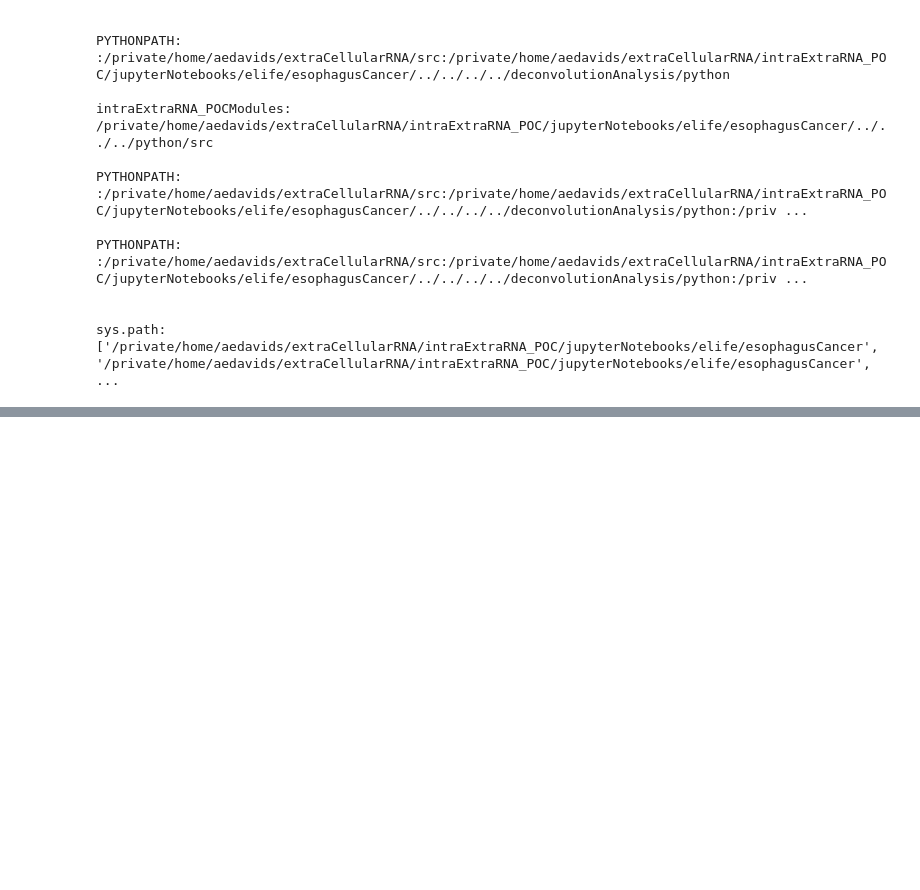
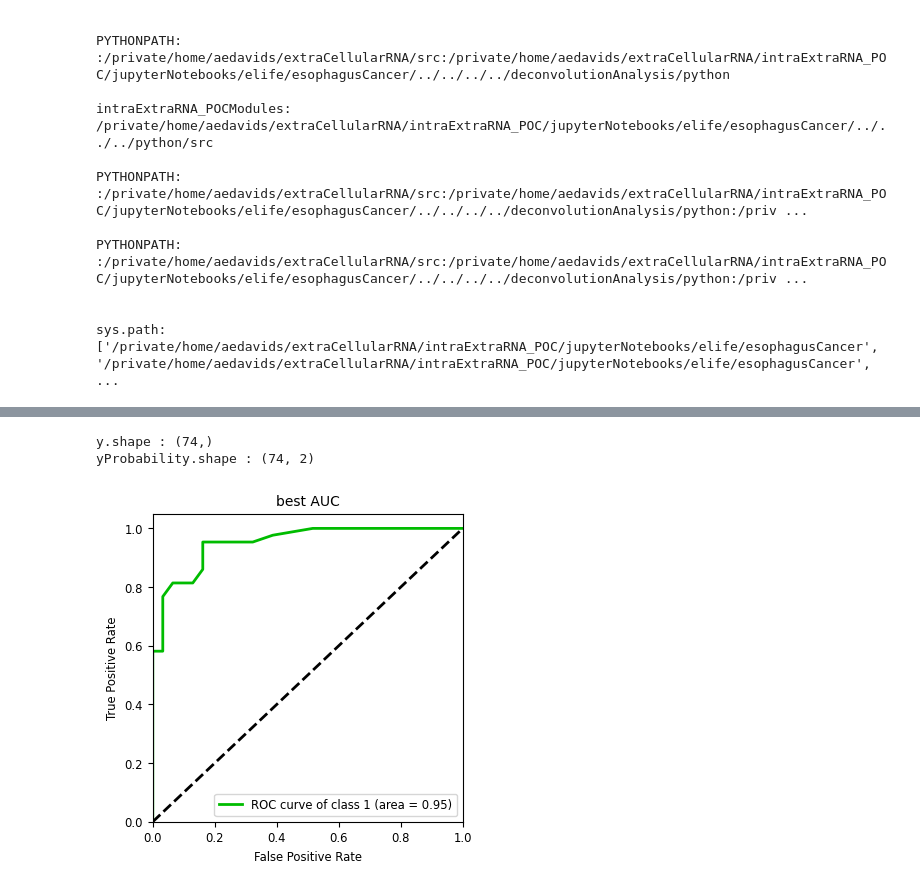
Before and after one commit to aedavids/extraCellularRNA, a Jupyter notebook: intraExtraRNA_POC/jupyterNotebooks/elife/esophagusCancer/randomForestIntraCellularEsophagusCancerBiomarkersOnExtracellularSamples.ipynb, the cells around one changed output, grey strips where cells are left out. Cells and saved outputs as stored; diff of their text form; code cells hidden in the pictures; blank space fills up the shorter version.

Commit message:
cleaned up esoph random forest notebook. results look really good. TODO re-run tunning on lung, clean up lung notebook. save plots to disk

```diff
--- a/intraExtraRNA_POC/jupyterNotebooks/elife/esophagusCancer/randomForestIntraCellularEsophagusCancerBiomarkersOnExtracellularSamples.ipynb
+++ b/intraExtraRNA_POC/jupyterNotebooks/elife/esophagusCancer/randomForestIntraCellularEsophagusCancerBiomarkersOnExtracellularSamples.ipynb
@@ -822,0 +214,16 @@ m: sensitivity f: Esophagus_Mucosa parameters:
+# %%
+bestParmetersDF = rfhpDF.sort_values(by='auc_mean', ascending=False).head(n=1)
+# bestParmetersDF = bestParmetersDF.set_index("auc_mean")
+display( bestParmetersDF )
+parameterCols = ["max_features", "max_samples", "n_estimators", "max_depth"]
+# bestParametersDict = bestParmetersDF.loc[:, parameterCols].to_dict()
+# print(bestParametersDict)
+
+# kwags= rfhpDF.loc[:, parameters].head(n=1).to_dict(orient="records")[0]
+
+kwags = bestParmetersDF.loc[:, parameterCols].head(n=1).to_dict(orient="records")[0]
+if math.isnan(kwags['max_depth']) :
+    print(type(kwags['max_depth']))
+    del kwags['max_depth'] #= 1.0 #  None # default value
+
+print(kwags)
@@ -823,3 +240,7 @@ m: sensitivity f: Esophagus_Mucosa parameters:
+# %%
+model.fit(XNP, yNP)
+predictions  = model.predict(XNP)
+yProbability = model.predict_proba(XNP)
 # %%
 def calculateAUC (
         y : np.array,
@@ -1053,0 +327,24 @@ saving:
+# %%
+def foo(y, yProbability) :
+    fig, axs = plt.subplots(nrows=1, ncols=1, figsize=(4, 4), ) #sharey=True
+
+    title = "best AUC"
+
+    #yProbability = yProbability[:,1]
+    print(f'y.shape : {y.shape}')
+    print(f'yProbability.shape : {yProbability.shape}' )
+
+    classesToPlot = [1]
+    plotROC(
+            axs,
+            y,
+            yProbability,
+            title,
+            classesToPlot
+    )
+
+foo(yNP, yProbability)
+# %% [output]
+y.shape : (74,)
+yProbability.shape : (74, 2)
+[figure, added]
```
Also changed, not shown: parts of 39 cells of this notebook, 1 other file.
